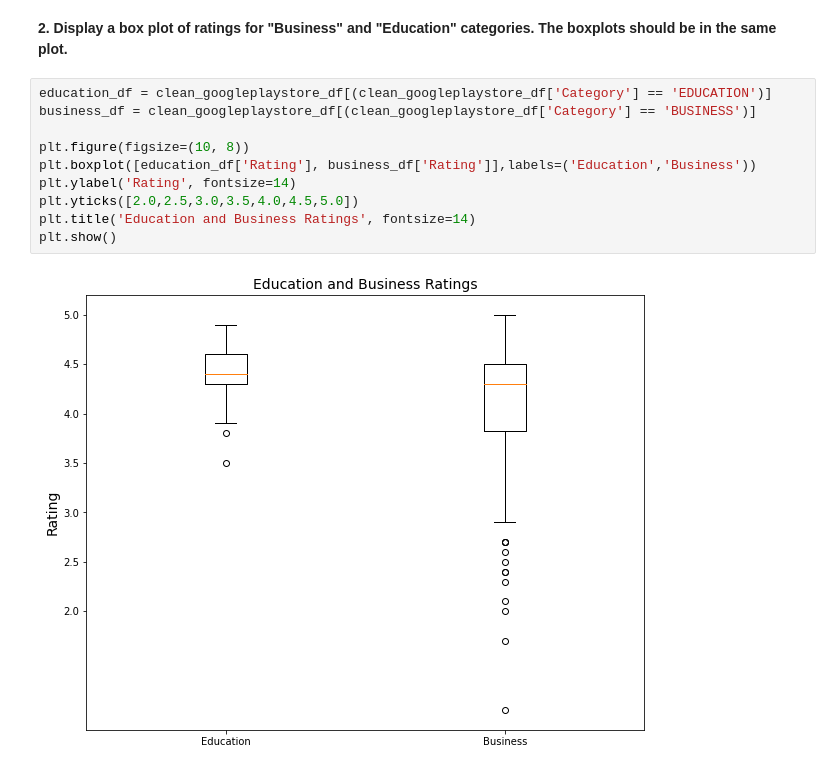
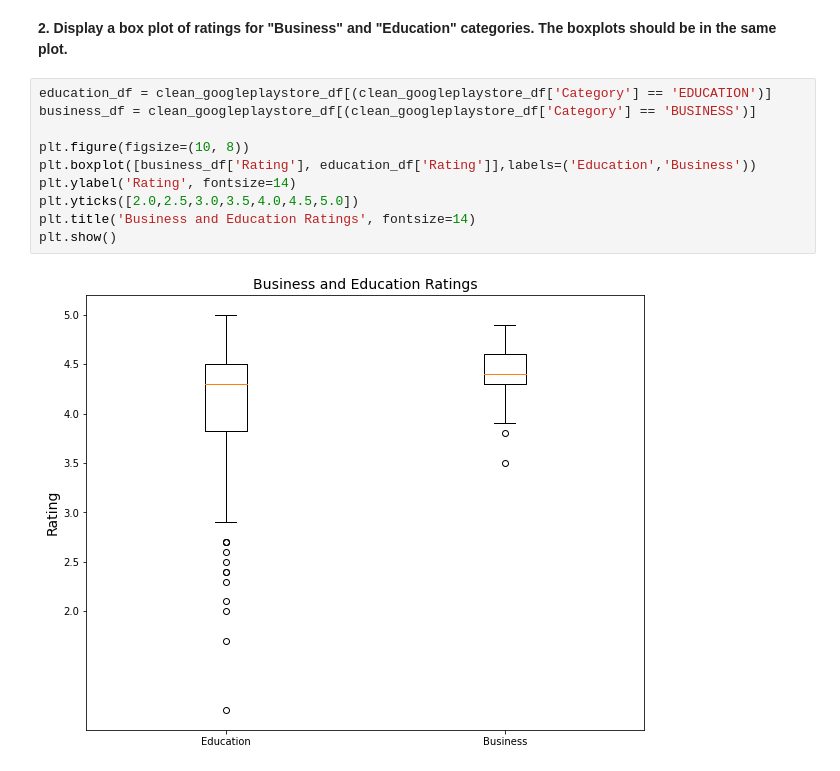
Before and after one commit to Sameerahmed786/CS210Spring2022, a Jupyter notebook: google_apps.ipynb, the cells around one changed output. Cells and saved outputs as stored; diff of their text form.

```diff
--- a/google_apps.ipynb
+++ b/google_apps.ipynb
@@ -319,12 +330,12 @@ plot = apps_per_genre.plot.pie( figsize=(25,25), rotatelabels=90)
 # %%
 education_df = clean_googleplaystore_df[(clean_googleplaystore_df['Category'] == 'EDUCATION')]
 business_df = clean_googleplaystore_df[(clean_googleplaystore_df['Category'] == 'BUSINESS')]
 
 plt.figure(figsize=(10, 8))
-plt.boxplot([education_df['Rating'], business_df['Rating']],labels=('Education','Business'))
+plt.boxplot([business_df['Rating'], education_df['Rating']],labels=('Education','Business'))
 plt.ylabel('Rating', fontsize=14)
 plt.yticks([2.0,2.5,3.0,3.5,4.0,4.5,5.0])
-plt.title('Education and Business Ratings', fontsize=14)
+plt.title('Business and Education Ratings', fontsize=14)
 plt.show()
 # %% [output]
-[figure, old version]
+[figure, new version]
```
Also changed, not shown: parts of 5 cells of this notebook, 1 other file.
